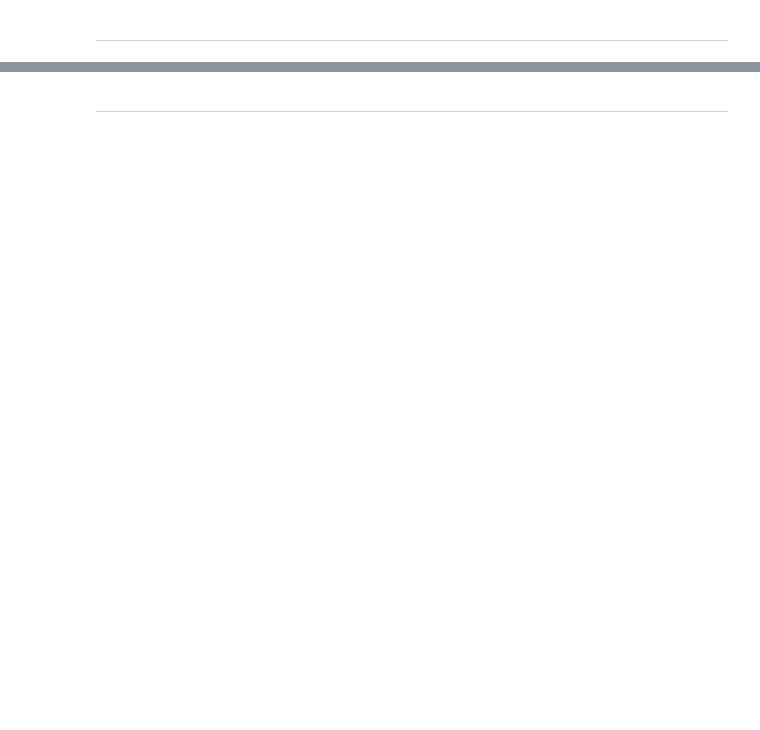
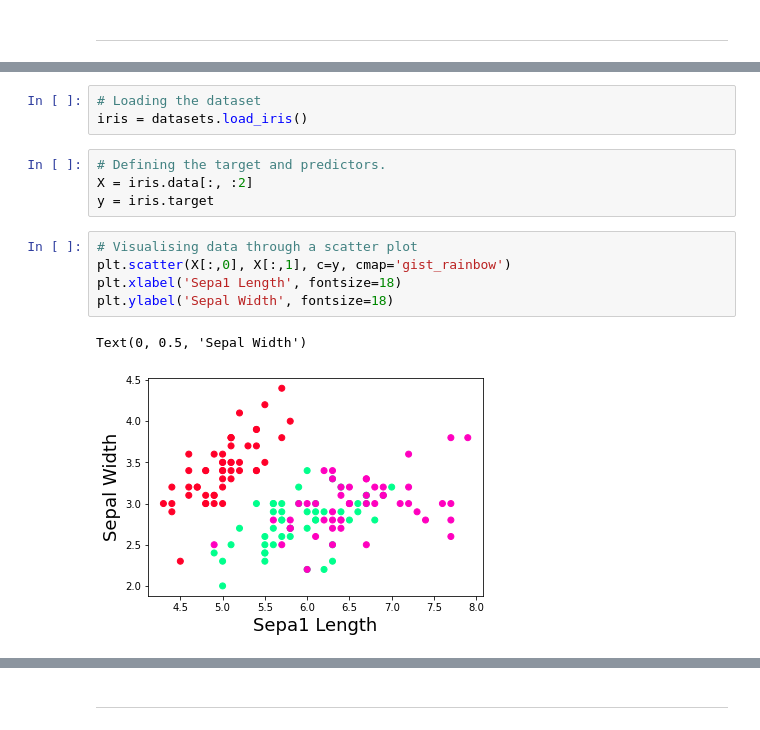
Before and after one commit to allend4/Emerging_Tech, a Jupyter notebook: scikit-learn.ipynb, the cells around one changed output, grey strips where cells are left out. Cells and saved outputs as stored; diff of their text form; blank space fills up the shorter version.

```diff
--- a/scikit-learn.ipynb
+++ b/scikit-learn.ipynb
@@ -256,0 +292,15 @@ plt.show()
+# %%
+# Loading the dataset
+iris = datasets.load_iris()
+# %%
+# Defining the target and predictors.
+X = iris.data[:, :2]
+y = iris.target
+# %%
+# Visualising data through a scatter plot
+plt.scatter(X[:,0], X[:,1], c=y, cmap='gist_rainbow')
+plt.xlabel('Sepa1 Length', fontsize=18)
+plt.ylabel('Sepal Width', fontsize=18)
+# %% [output]
+Text(0, 0.5, 'Sepal Width')
+[figure, added]
```
Also changed, not shown: parts of 28 cells of this notebook.
